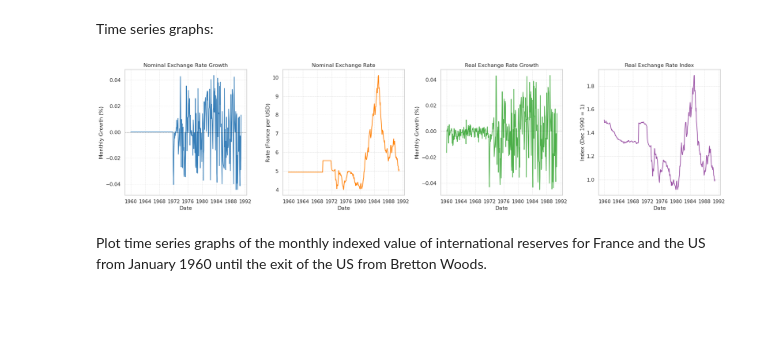
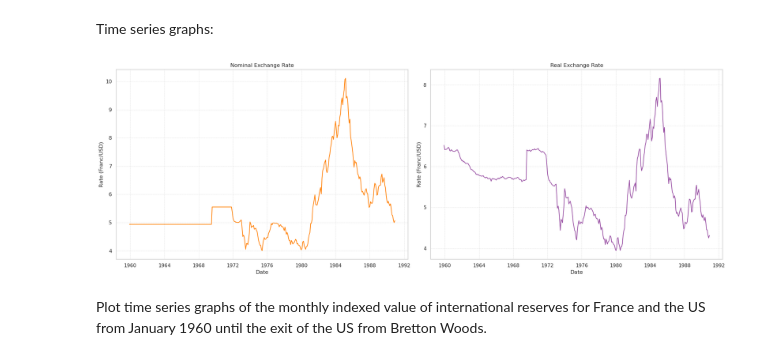
Before and after one commit to rachel-andrsn/Macro, a Jupyter notebook: code/coursework.ipynb, the cells around one changed output. Drawn from its saved outputs; the diff is of its cells as text; code cells hidden in the pictures; blank space fills up the shorter version.

```diff
--- a/code/coursework.ipynb
+++ b/code/coursework.ipynb
@@ -135,6 +127,6 @@ df["Real_Exchange_Growth"] = df["Real_Exchange_Rate"].pct_change()
 #### 3) Index of Real Exchange Rate
 Base: Dec 1990 = 1
 # %%
-df["Real_Exchange_Index"] = df["Real_Exchange_Rate"] / df.loc[df["Date"] == "1990-12-01", "Real_Exchange_Rate"].values[0]
+df["Real_Exchange_Index"] = df["Real_Exchange_Growth"] / df.loc[df["Date"] == "1990-12-01", "Real_Exchange_Growth"].values[0]
 # %% [markdown]
 #### 4) Monthly Inflation Rate for France
@@ -193,0 +264,2 @@ df.interpolate(method="linear", inplace=True)
+# %%
+outliers_long = outliers_df.melt(id_vars='Date', var_name='Variable', value_name='Value')
@@ -244,53 +329,37 @@ Time series graphs:
 # %%
 # Define colorblind-friendly colors (from Color Universal Design)
 colors = ["#377eb8", "#ff7f00", "#4daf4a", "#984ea3"]
 
 # Create a horizontal layout with 4 subplots
-fig, axes = plt.subplots(1, 4, figsize=(20, 5), sharex=True)
+fig, axes = plt.subplots(1, 2, figsize=(20, 7), sharex=True)
 
 # Plot each graph with clear labels, formatting, and gridlines
 
-# 1. Monthly Growth in the Nominal Exchange Rate
-axes[0].plot(df["Date"], df["Nominal_Exchange_Growth"], color=colors[0])
-axes[0].set_title("Nominal Exchange Rate Growth")
+# 1. Level of the Nominal Exchange Rate
+axes[0].plot(df["Date"], df["Exchange_Rate_France"], color=colors[1])
+axes[0].set_title("Nominal Exchange Rate")
 axes[0].set_xlabel("Date")
-axes[0].set_ylabel("Monthly Growth (%)")
-axes[0].axhline(y=0, color="black", linestyle="--", linewidth=0.7)
+axes[0].set_ylabel("Rate (Franc/USD)")
 axes[0].grid(True, linestyle="--", linewidth=0.5, color="gray", alpha=0.3)  # Faint gridlines
 
-# 2. Level of the Nominal Exchange Rate
-axes[1].plot(df["Date"], df["Exchange_Rate_France"], color=colors[1])
-axes[1].set_title("Nominal Exchange Rate")
+# 2. Real Exchange Rate
+axes[1].plot(df["Date"], df["Real_Exchange_Rate"], color=colors[3])
+axes[1].set_title("Real Exchange Rate")
 axes[1].set_xlabel("Date")
-axes[1].set_ylabel("Rate (France per USD)")
+axes[1].set_ylabel("Rate (Franc/USD)")
 axes[1].grid(True, linestyle="--", linewidth=0.5, color="gray", alpha=0.3)  # Faint gridlines
-
-# 3. Monthly Growth in the Real Exchange Rate
-axes[2].plot(df["Date"], df["Real_Exchange_Growth"], color=colors[2])
-axes[2].set_title("Real Exchange Rate Growth")
-axes[2].set_xlabel("Date")
-axes[2].set_ylabel("Monthly Growth (%)")
-axes[2].axhline(y=0, color="black", linestyle="--", linewidth=0.7)
-axes[2].grid(True, linestyle="--", linewidth=0.5, color="gray", alpha=0.3)  # Faint gridlines
-
-# 4. Real Exchange Rate Index
-axes[3].plot(df["Date"], df["Real_Exchange_Index"], color=colors[3])
-axes[3].set_title("Real Exchange Rate Index")
-axes[3].set_xlabel("Date")
-axes[3].set_ylabel("Index (Dec 1990 = 1)")
-axes[3].grid(True, linestyle="--", linewidth=0.5, color="gray", alpha=0.3)  # Faint gridlines
 
 # Improve spacing & formatting
 plt.tight_layout()
 
 # Save the figure
 output_path = "../figures/exchange_rate_graphs.png"
 plt.savefig(output_path, dpi=300, bbox_inches="tight")
 
 # Show the figure
 plt.show()
 # %% [output]
-[figure, old version]
+[figure, new version]
 # %% [markdown]
 Plot time series graphs of the monthly indexed value of international reserves for France and the
 US from January 1960 until the exit of the US from Bretton Woods.
```
Also changed, not shown: parts of 51 cells of this notebook, 14 other files.
